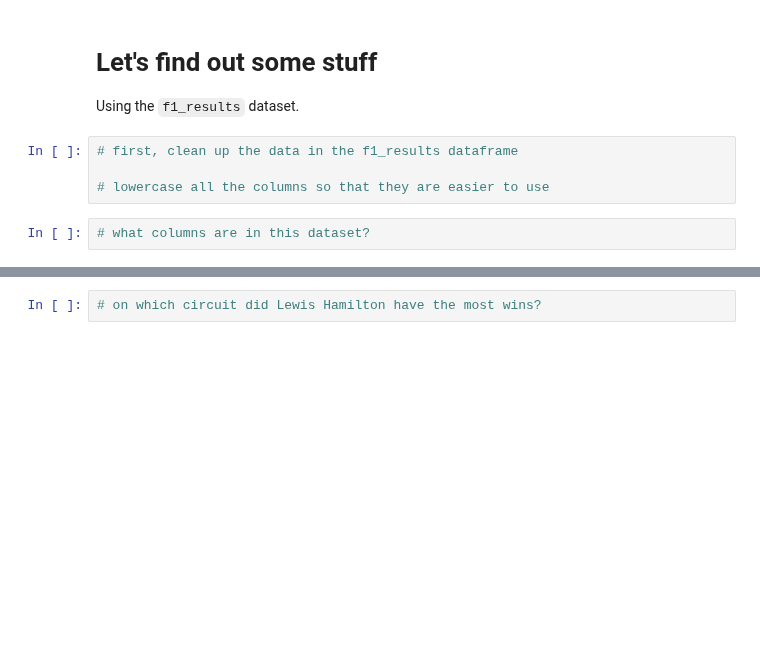
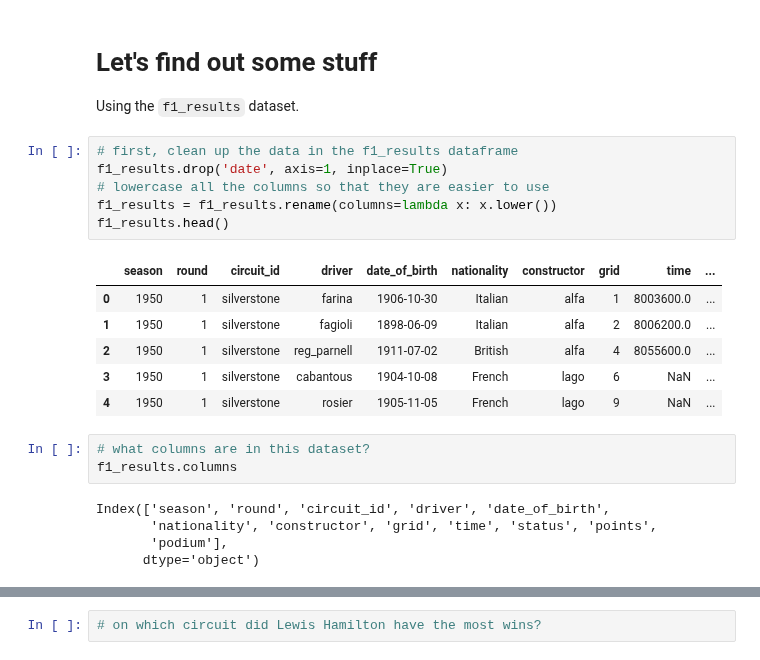
Before and after one commit to autrefois/bootcamp, a Jupyter notebook: 2022/python_workshop/notebooks/08_pandas.ipynb, the cells around one changed output, grey strips where cells are left out. Drawn from its saved outputs; the diff is of its cells as text; blank space fills up the shorter version.

```diff
--- a/2022/python_workshop/notebooks/08_pandas.ipynb
+++ b/2022/python_workshop/notebooks/08_pandas.ipynb
@@ -363,9 +856,24 @@ ax.legend(title='', loc='center', bbox_to_anchor=(-0.2, 0.5), ncol=1)
 Using the `f1_results` dataset.
 # %%
 # first, clean up the data in the f1_results dataframe
-
+f1_results.drop('date', axis=1, inplace=True)
 # lowercase all the columns so that they are easier to use
+f1_results = f1_results.rename(columns=lambda x: x.lower())
+f1_results.head()
+# %% [output]
+|  | season | round | circuit_id | driver | date_of_birth | nationality | constructor | grid | time | ... |
+| 0 | 1950 | 1 | silverstone | farina | 1906-10-30 | Italian | alfa | 1 | 8003600.0 | ... |
+| 1 | 1950 | 1 | silverstone | fagioli | 1898-06-09 | Italian | alfa | 2 | 8006200.0 | ... |
+| 2 | 1950 | 1 | silverstone | reg_parnell | 1911-07-02 | British | alfa | 4 | 8055600.0 | ... |
+| 3 | 1950 | 1 | silverstone | cabantous | 1904-10-08 | French | lago | 6 | NaN | ... |
+| 4 | 1950 | 1 | silverstone | rosier | 1905-11-05 | French | lago | 9 | NaN | ... |
 # %%
 # what columns are in this dataset?
+f1_results.columns
+# %% [output]
+Index(['season', 'round', 'circuit_id', 'driver', 'date_of_birth',
+       'nationality', 'constructor', 'grid', 'time', 'status', 'points',
+       'podium'],
+      dtype='object')
 # %%
 # how many distinct drivers are in the dataset?
```
Also changed, not shown: parts of 67 cells of this notebook, 1 other file.
